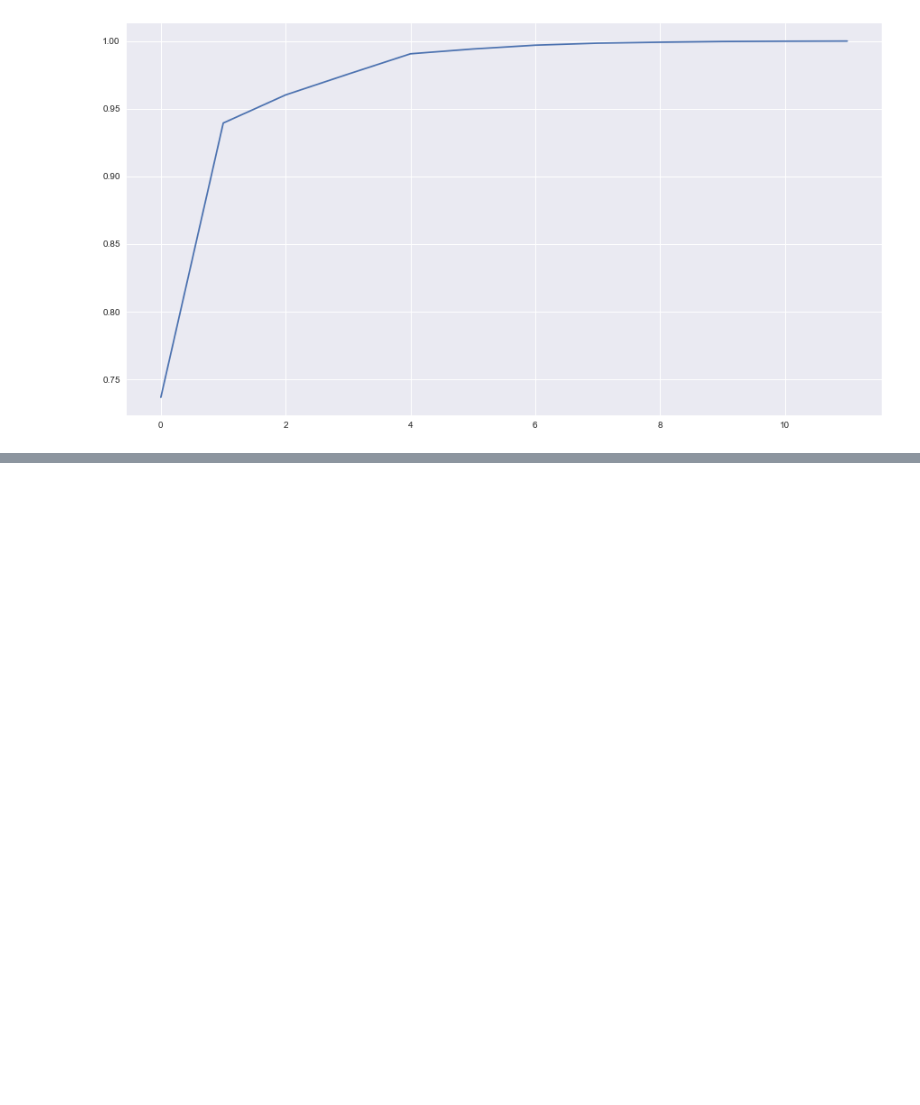
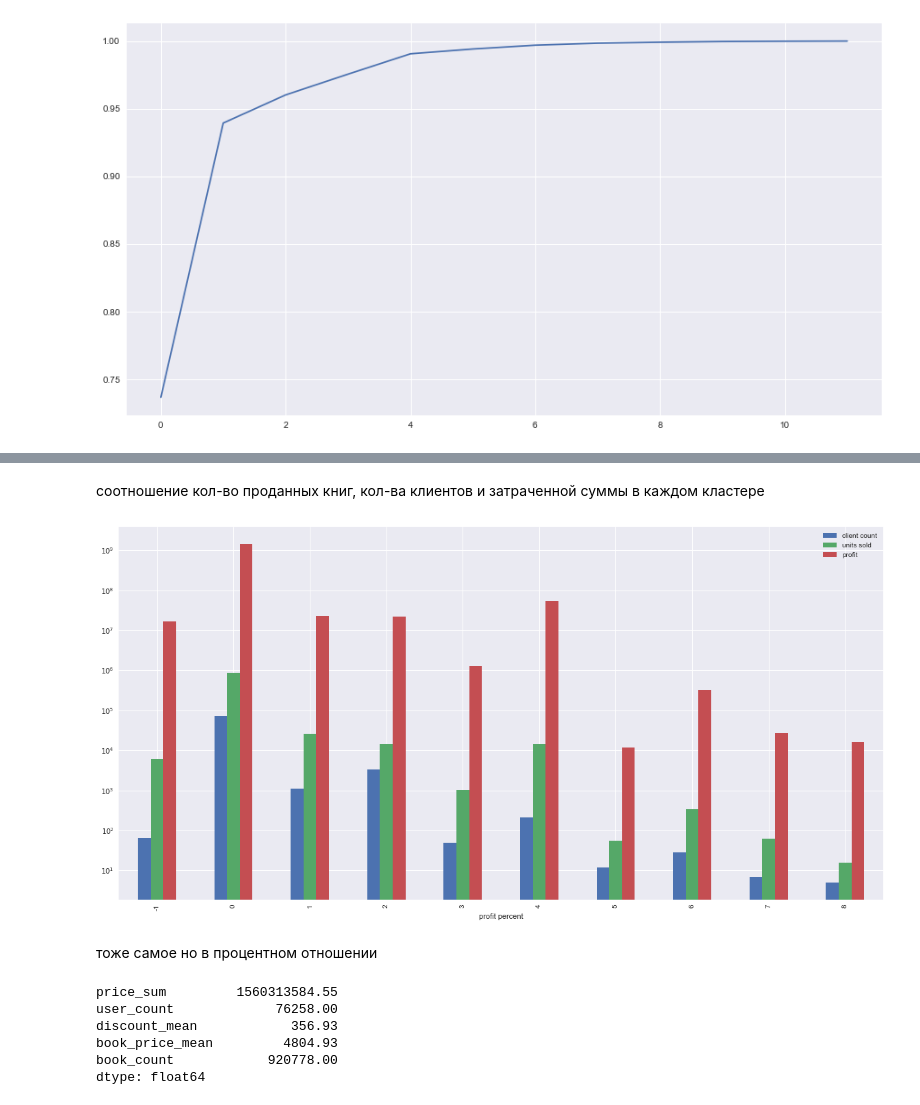
Before and after one commit to erlong15/bigdata_homework, a Jupyter notebook: homework6/homework6_2.ipynb, the cells around one changed output, grey strips where cells are left out. Saved outputs shown, nothing was run; the diff lists cells and outputs as text; code cells hidden in the pictures; blank space fills up the shorter version.

```diff
--- a/homework6/homework6_2.ipynb
+++ b/homework6/homework6_2.ipynb
@@ -155,0 +257,21 @@ plt.show()
+# %% [markdown]
+соотношение кол-во проданных книг, кол-ва клиентов и затраченной суммы в каждом кластере
+# %%
+ax = df_class.plot.bar(y=['user_count', 'book_count','price_sum'], figsize=(20,10))
+ax.legend(["client count", "units sold", "profit"])
+ax.set_xlabel("profit percent")
+plt.yscale('log')
+# %% [output]
+[figure, added]
+# %% [markdown]
+тоже самое но в процентном отношении
+# %%
+sum_cols = df_class.sum()
+sum_cols
+# %% [output]
+price_sum         1560313584.55
+user_count             76258.00
+discount_mean            356.93
+book_price_mean         4804.93
+book_count            920778.00
+dtype: float64
```
Also changed, not shown: parts of 22 cells of this notebook.
